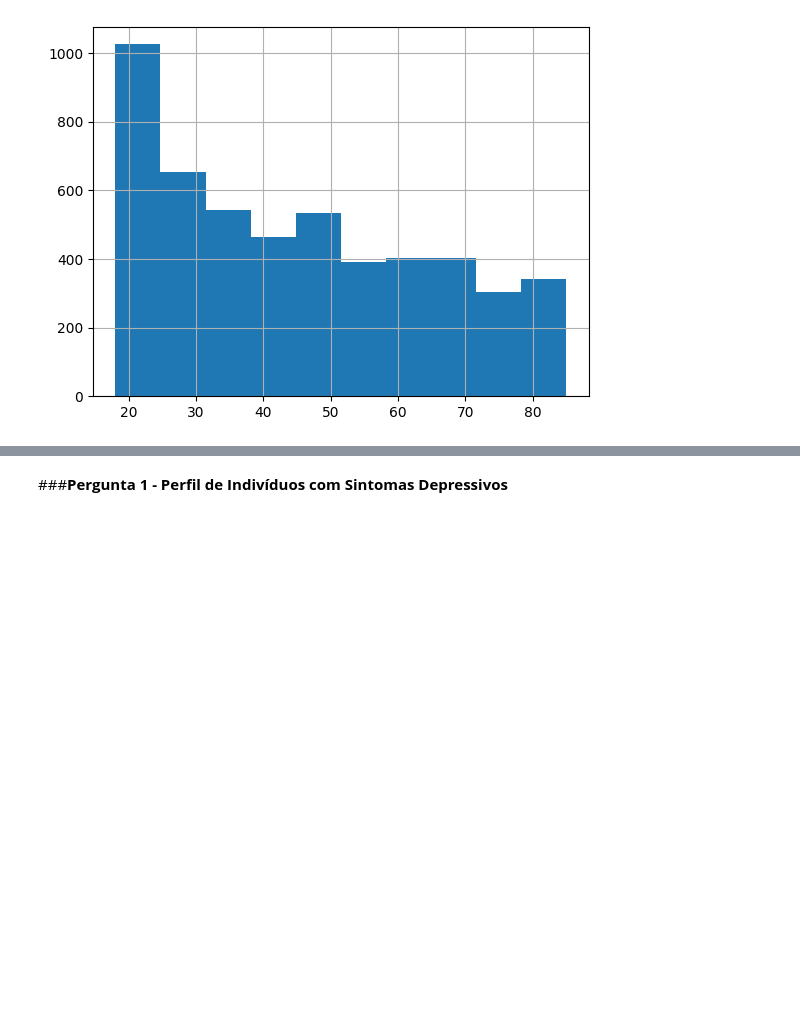
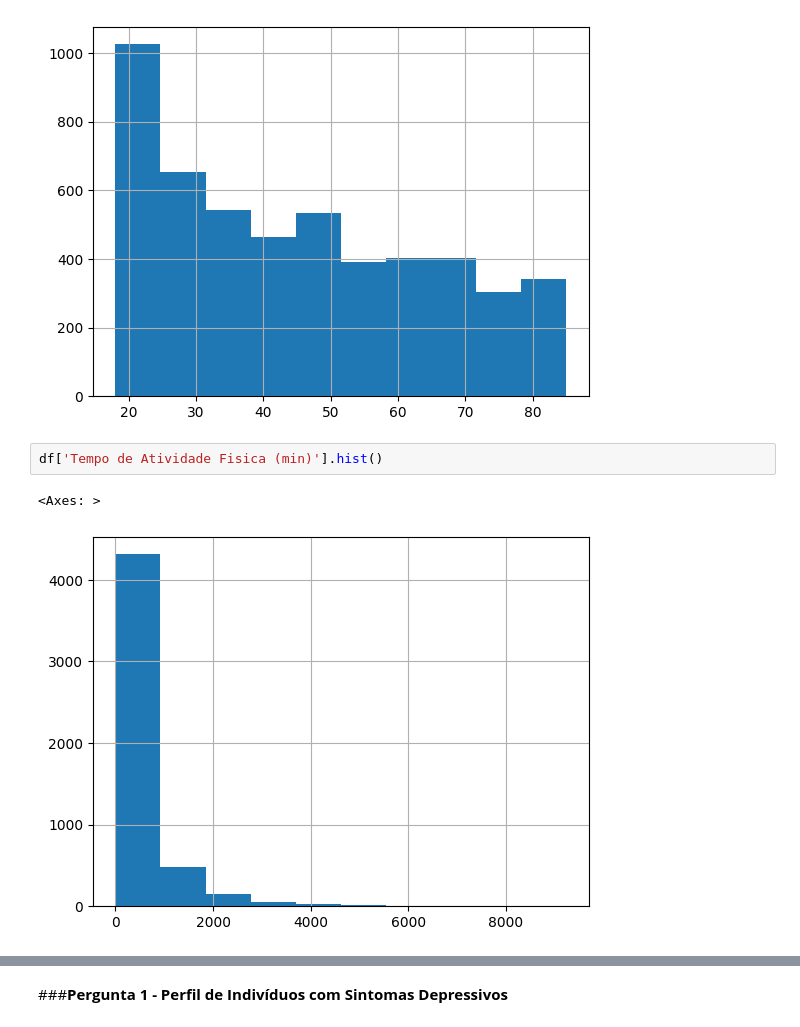
Before and after one commit to alearauj/EBA-Estatistica-do-Basico-ao-Avancado, a Jupyter notebook: EBA_Projeto_Final.ipynb, the cells around one changed output, grey strips where cells are left out. Drawn from its saved outputs; the diff is of its cells as text; blank space fills up the shorter version.

```diff
--- a/EBA_Projeto_Final.ipynb
+++ b/EBA_Projeto_Final.ipynb
@@ -272,3 +316,8 @@ df['Idade'].hist()
 # %% [output]
 <Axes: >
 [figure]
+# %%
+df['Tempo de Atividade Fisica (min)'].hist()
+# %% [output]
+<Axes: >
+[figure, added]
```
Also changed, not shown: parts of 4 cells of this notebook.
